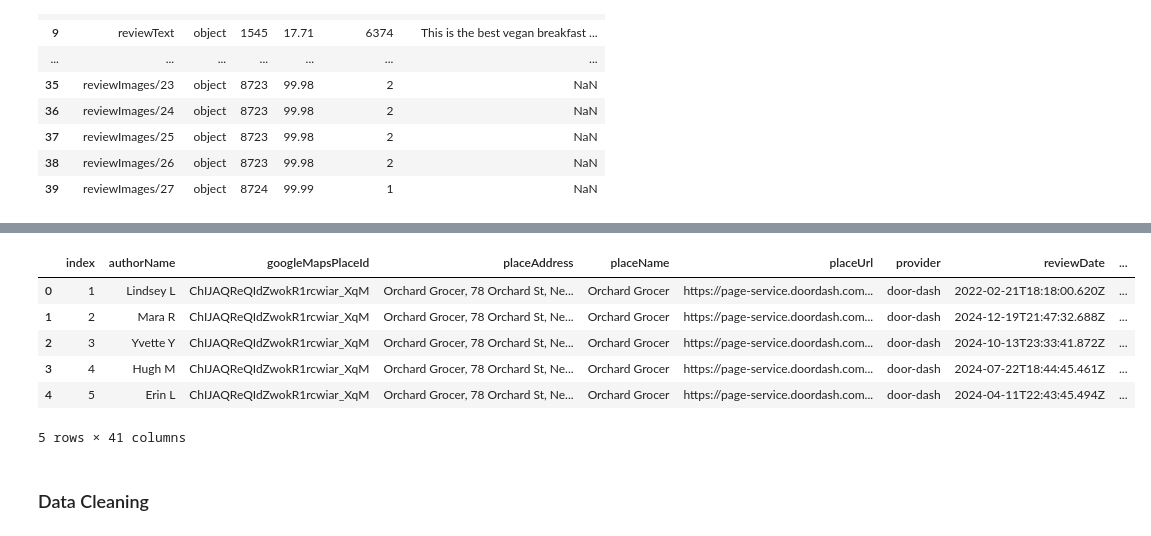
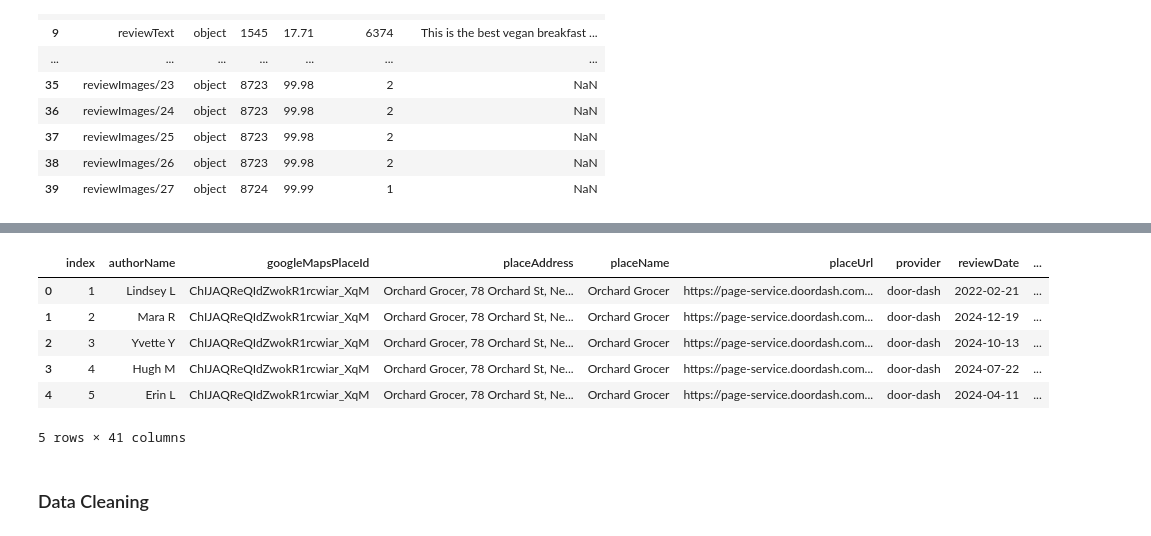
Before and after one commit to gen-git-26/Rreview_Analyzer, a Jupyter notebook: notebooks/eda.ipynb, the cells around one changed output, grey strips where cells are left out. Drawn from its saved outputs; the diff is of its cells as text; code cells hidden in the pictures.

```diff
--- a/notebooks/eda.ipynb
+++ b/notebooks/eda.ipynb
@@ -53,3 +53,8 @@ Data Shape: (8725, 40)
 | 37 | reviewImages/25 | object | 8723 | 99.98 | 2 | NaN |
 | 38 | reviewImages/26 | object | 8723 | 99.98 | 2 | NaN |
 | 39 | reviewImages/27 | object | 8724 | 99.99 | 1 | NaN |
+# %%
+# Update the data types of reviewDate columns
+data['reviewDate'] = pd.to_datetime(data['reviewDate']).dt.date #-->returns a Python date object (no time information)
+
+data.head()
@@ -56,15 +69,15 @@ Data Shape: (8725, 40)
 # %%
 df = data.copy()
 df.index = range(1, len(df)+1)
-df = df.reset_index(columns={'index': 'Unique Id'})
+df = df.reset_index()
 df.head()
 # %% [output]
 |  | index | authorName | googleMapsPlaceId | placeAddress | placeName | placeUrl | provider | reviewDate | ... |
-| 0 | 1 | Lindsey L | ChIJAQReQIdZwokR1rcwiar_XqM | Orchard Grocer, 78 Orchard St, Ne... | Orchard Grocer | https://page-service.doordash.com... | door-dash | 2022-02-21T18:18:00.620Z | ... |
-| 1 | 2 | Mara R | ChIJAQReQIdZwokR1rcwiar_XqM | Orchard Grocer, 78 Orchard St, Ne... | Orchard Grocer | https://page-service.doordash.com... | door-dash | 2024-12-19T21:47:32.688Z | ... |
-| 2 | 3 | Yvette Y | ChIJAQReQIdZwokR1rcwiar_XqM | Orchard Grocer, 78 Orchard St, Ne... | Orchard Grocer | https://page-service.doordash.com... | door-dash | 2024-10-13T23:33:41.872Z | ... |
-| 3 | 4 | Hugh M | ChIJAQReQIdZwokR1rcwiar_XqM | Orchard Grocer, 78 Orchard St, Ne... | Orchard Grocer | https://page-service.doordash.com... | door-dash | 2024-07-22T18:44:45.461Z | ... |
-| 4 | 5 | Erin L | ChIJAQReQIdZwokR1rcwiar_XqM | Orchard Grocer, 78 Orchard St, Ne... | Orchard Grocer | https://page-service.doordash.com... | door-dash | 2024-04-11T22:43:45.494Z | ... |
+| 0 | 1 | Lindsey L | ChIJAQReQIdZwokR1rcwiar_XqM | Orchard Grocer, 78 Orchard St, Ne... | Orchard Grocer | https://page-service.doordash.com... | door-dash | 2022-02-21 | ... |
+| 1 | 2 | Mara R | ChIJAQReQIdZwokR1rcwiar_XqM | Orchard Grocer, 78 Orchard St, Ne... | Orchard Grocer | https://page-service.doordash.com... | door-dash | 2024-12-19 | ... |
+| 2 | 3 | Yvette Y | ChIJAQReQIdZwokR1rcwiar_XqM | Orchard Grocer, 78 Orchard St, Ne... | Orchard Grocer | https://page-service.doordash.com... | door-dash | 2024-10-13 | ... |
+| 3 | 4 | Hugh M | ChIJAQReQIdZwokR1rcwiar_XqM | Orchard Grocer, 78 Orchard St, Ne... | Orchard Grocer | https://page-service.doordash.com... | door-dash | 2024-07-22 | ... |
+| 4 | 5 | Erin L | ChIJAQReQIdZwokR1rcwiar_XqM | Orchard Grocer, 78 Orchard St, Ne... | Orchard Grocer | https://page-service.doordash.com... | door-dash | 2024-04-11 | ... |
 5 rows × 41 columns
 # %% [markdown]
 ### Data Cleaning
```
Also changed, not shown: parts of 7 cells of this notebook.
